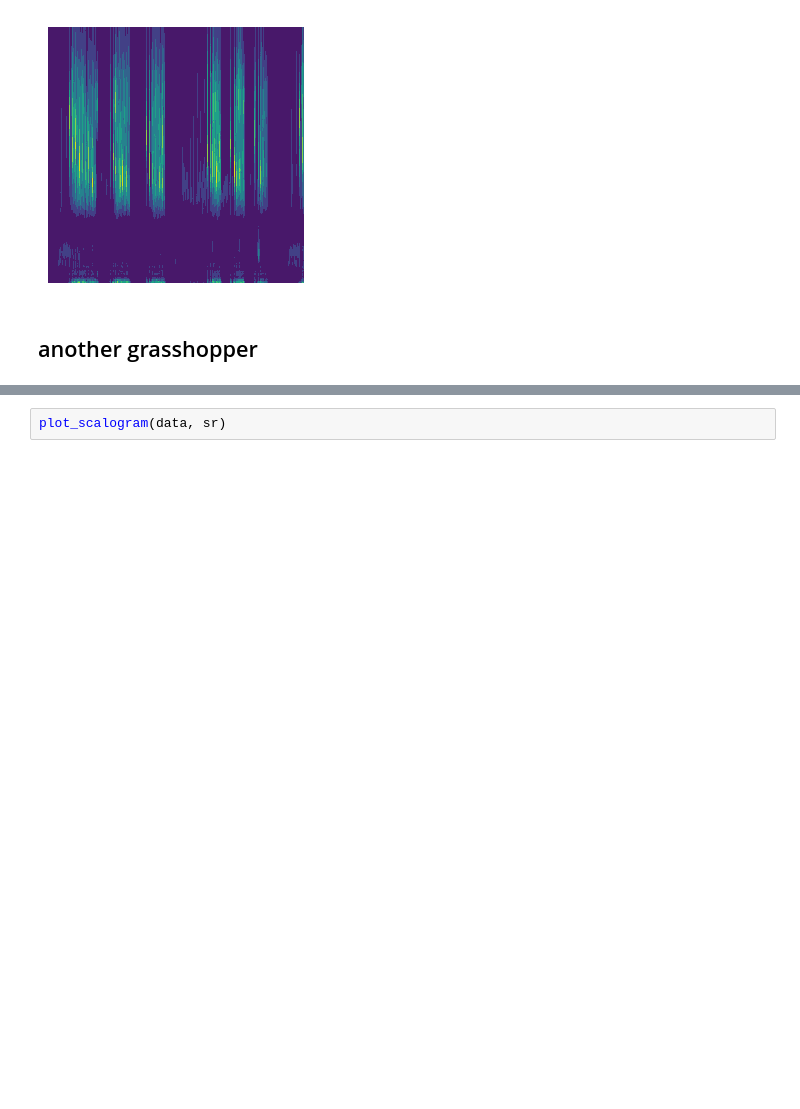
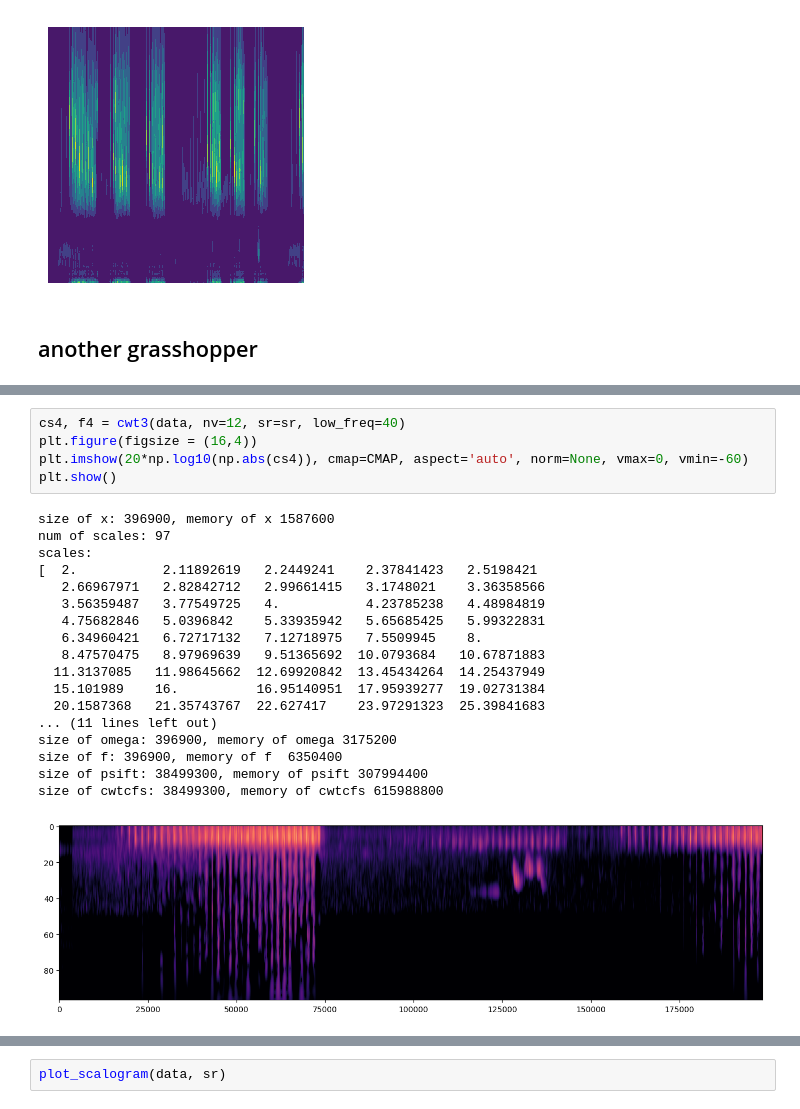
Before and after one commit to ryanz22/PestDataprocess, a Jupyter notebook: notebooks/insect-wavelet.ipynb, the cells around one changed output, grey strips where cells are left out. Drawn from its saved outputs; the diff is of its cells as text; blank space fills up the shorter version.

```diff
--- a/notebooks/insect-wavelet.ipynb
+++ b/notebooks/insect-wavelet.ipynb
@@ -218,3 +217,27 @@ plot_scalogram(data, sr)
+# %%
+cs4, f4 = cwt3(data, nv=12, sr=sr, low_freq=40)
+plt.figure(figsize = (16,4))
+plt.imshow(20*np.log10(np.abs(cs4)), cmap=CMAP, aspect='auto', norm=None, vmax=0, vmin=-60)
+plt.show()
+# %% [output]
+size of x: 396900, memory of x 1587600
+num of scales: 97
+scales:
+[  2.           2.11892619   2.2449241    2.37841423   2.5198421
+   2.66967971   2.82842712   2.99661415   3.1748021    3.36358566
+   3.56359487   3.77549725   4.           4.23785238   4.48984819
+   4.75682846   5.0396842    5.33935942   5.65685425   5.99322831
+   6.34960421   6.72717132   7.12718975   7.5509945    8.
+   8.47570475   8.97969639   9.51365692  10.0793684   10.67871883
+  11.3137085   11.98645662  12.69920842  13.45434264  14.25437949
+  15.101989    16.          16.95140951  17.95939277  19.02731384
+  20.1587368   21.35743767  22.627417    23.97291323  25.39841683
+... (11 lines left out)
+size of omega: 396900, memory of omega 3175200
+size of f: 396900, memory of f  6350400
+size of psift: 38499300, memory of psift 307994400
+size of cwtcfs: 38499300, memory of cwtcfs 615988800
+[figure, added]
 # %%
 wav_fn2  = f'{SOUND_FOLDER}/gh-2.wav'
 data, sr, TIME, N = load_wave(wav_fn2)
```
Also changed, not shown: parts of 6 cells of this notebook, 18 other files.
